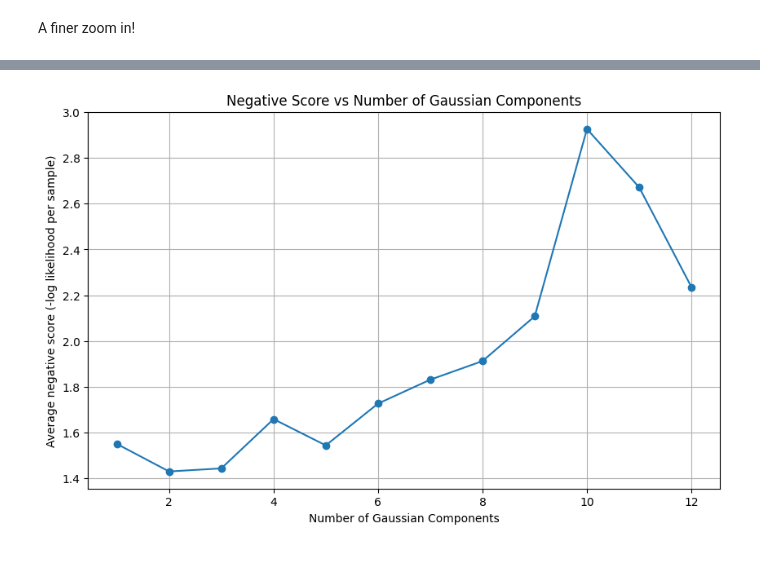
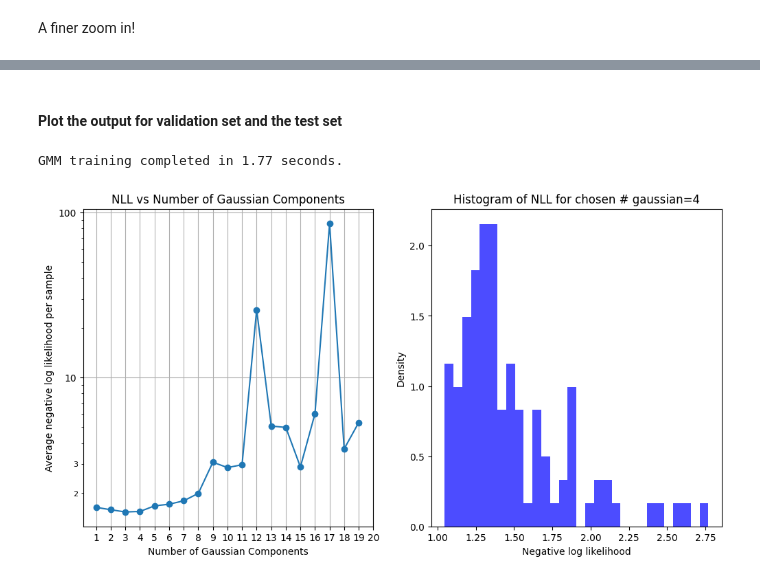
Before and after one commit to alastairyang/GMR-inference, a Jupyter notebook: notebooks/optimizeGMParameter.ipynb, the cells around one changed output, grey strips where cells are left out. Cells and saved outputs as stored; diff of their text form; code cells hidden in the pictures.

Commit message:
re-run the GMM hyperparameter tuning script to differentiate validation and test set

```diff
--- a/notebooks/optimizeGMParameter.ipynb
+++ b/notebooks/optimizeGMParameter.ipynb
@@ -224,29 +224,29 @@ plt.show()
 # %% [markdown]
 A finer zoom in!
 # %%
-n_gaussian = np.arange(1, 13, 1)
-n_test_samples = md.n_samples_test
+n_gaussian = np.arange(1, 20, 1)
+n_valid_samples = md.n_samples_validation
 
 score_dict = {}
 for n_optimal in n_gaussian:
     md.train_gmm_XY(n_components=n_optimal)
 
-    score_values = np.zeros(n_test_samples,)
-    for i in range(n_test_samples):
-        y_test = md.XY_test[i, :md.ndim_reduced_y]  # Y part
-        x_test = md.XY_test[i, md.ndim_reduced_y:]  # X part
+    score_values = np.zeros(n_valid_samples,)
+    for i in range(n_valid_samples):
+        y_valid = md.XY_validation[i, :md.ndim_reduced_y]  # Y part
+        x_valid = md.XY_validation[i, md.ndim_reduced_y:]  # X part
 
         # Predict X given Y
         condition_index = np.arange(md.ndim_reduced_y)
-        x_pred_gmm = md.gmm.condition(condition_index, y_test)
+        x_pred_gmm = md.gmm.condition(condition_index, y_valid)
 
         # get score
         try:
-            score_values[i] = score(x_test, x_pred_gmm)
+            score_values[i] = score(x_valid, x_pred_gmm)
         except Exception as e:
             print(f"Error computing score for sample {i}: {e}")
             score_values[i] = np.nan  # Assign NaN if there's an error
 
-    # key pair as n_optimal: score_values / n_test_samples
-    score_dict[n_optimal] = score_values.mean() / n_test_samples
+    # key pair as n_optimal: score_values / n_valid_samples
+    score_dict[n_optimal] = score_values.mean() / n_valid_samples
     print(f"n_optimal: {n_optimal}, score: {score_dict[n_optimal]:.4f}")
@@ -253,11 +277,56 @@ for n_optimal in n_gaussian:
+# %% [markdown]
+#### Plot the output for validation set and the test set
 # %%
-# plot the score vs n_optimal
-plt.figure(figsize=(10, 6))
-plt.plot(list(score_dict.keys()), -1 * np.array(list(score_dict.values())), marker='o')
-plt.title('Negative Score vs Number of Gaussian Components')
+import matplotlib.ticker as ticker
+
+
+n_gaussian = 4
+n_test_samples = md.n_samples_test
+
+md.train_gmm_XY(n_components=n_gaussian)
+
+score_values = np.zeros(n_test_samples,)
+for i in range(n_test_samples):
+    y_test = md.XY_test[i, :md.ndim_reduced_y]  # Y part
+    x_test = md.XY_test[i, md.ndim_reduced_y:]  # X part
+
+    # Predict X given Y
+    condition_index = np.arange(md.ndim_reduced_y)
+    x_pred_gmm = md.gmm.condition(condition_index, y_test)
+
+    # get score
+    try:
+        score_values[i] = score(x_test, x_pred_gmm)
+    except Exception as e:
+        print(f"Error computing score for sample {i}: {e}")
+        score_values[i] = np.nan  # Assign NaN if there's an error
+
+plt.figure(figsize=(12, 6))
+plt.subplot(1, 2, 1)
+plt.semilogy(list(score_dict.keys()), -1 * np.array(list(score_dict.values())), marker='o')
+plt.title('NLL vs Number of Gaussian Components')
+plt.xticks(np.arange(1, 21, 1))
 plt.xlabel('Number of Gaussian Components')
-plt.ylabel('Average negative score (-log likelihood per sample)')
+plt.ylabel('Average negative log likelihood per sample')
 plt.grid()
+
+# --- Custom y-axis ticks ---
+ax = plt.gca()
+ax.yaxis.set_major_locator(ticker.LogLocator(base=10.0, subs=[1.0], numticks=10))
+ax.yaxis.set_minor_locator(ticker.LogLocator(base=10.0, subs=[2, 3, 4, 5, 6, 7, 8, 9], numticks=50))
+ax.yaxis.set_major_formatter(ticker.FuncFormatter(lambda y, _: f'{y:g}'))
+ax.yaxis.set_minor_formatter(ticker.FuncFormatter(lambda y, _: f'{y:g}' if y in [2, 3] else ''))
+ax.tick_params(axis='y', which='minor', labelsize=8)
+
+
+
+plt.subplot(1, 2, 2)
+plt.hist( -1 * score_values / n_test_samples, bins=30, density=True, alpha=0.7, color='blue')
+plt.title(f'Histogram of NLL for chosen # gaussian={n_gaussian}')
+plt.xlabel('Negative log likelihood')
+plt.ylabel('Density')
+plt.savefig("../figs/negative_score_histogram_n_gaussian_4.png", dpi=300)
 plt.show()
 # %% [output]
+GMM training completed in 1.77 seconds.
-[figure, old version]
+[figure, new version]
```
Also changed, not shown: parts of 7 cells of this notebook, 5 other files.
